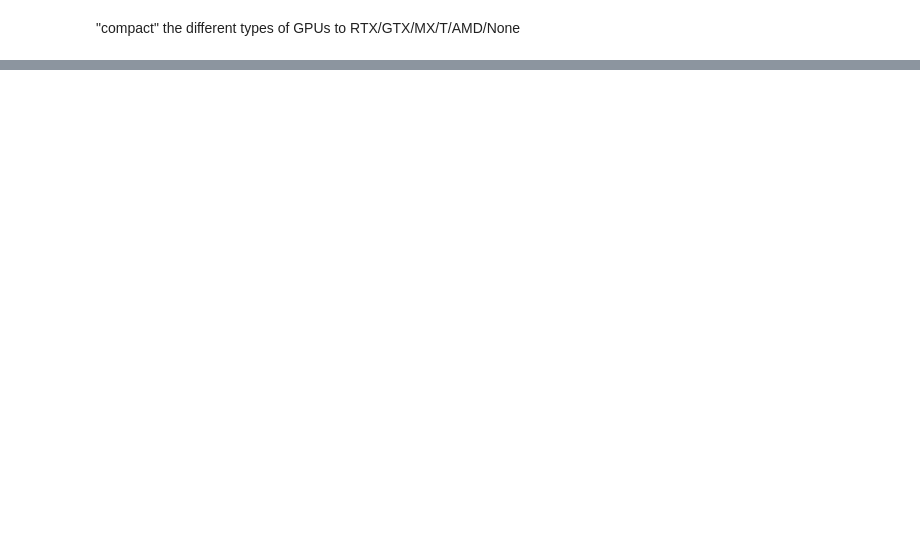
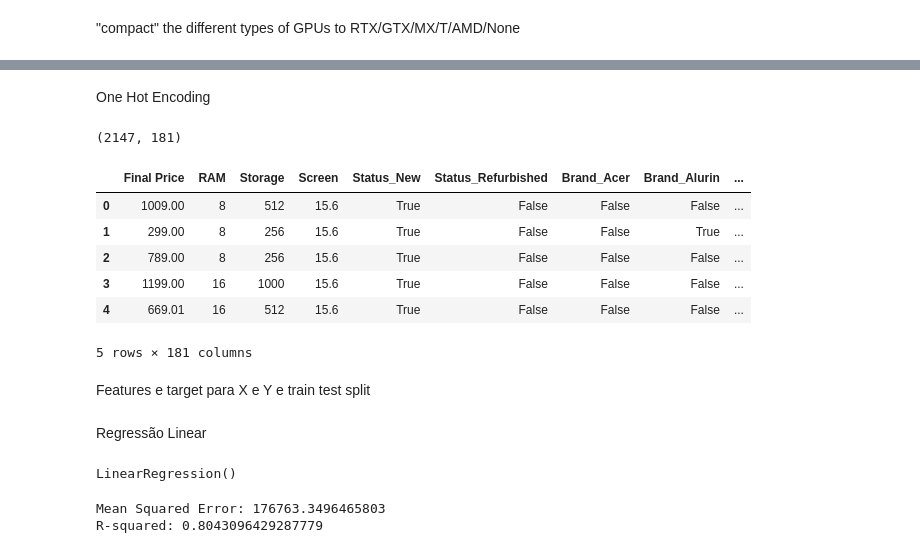
Before and after one commit to vaaaltin/MLProd, a Jupyter notebook: 2o Semestre/IML1/Atividade 1/main.ipynb, the cells around one changed output, grey strips where cells are left out. Cells and saved outputs as stored; diff of their text form; code cells hidden in the pictures; blank space fills up the shorter version.

Commit message:
EDA e regressao linear

```diff
--- a/2o Semestre/IML1/Atividade 1/main.ipynb
+++ b/2o Semestre/IML1/Atividade 1/main.ipynb
@@ -60,0 +68,2 @@ Name: count, dtype: int64
+# %%
+df = df[df['Screen'].notna()]
@@ -61,3 +93,5 @@ Name: count, dtype: int64
+# %%
+df = df.groupby('Brand').filter(lambda group: len(group)>3)
 # %%
 df['Status'].value_counts()
 # %% [output]
@@ -149,0 +146,22 @@ df['GPU'] = df['GPU'].fillna('None')
+# %%
+def map_gpu_category(gpu_type):
+    if gpu_type == 'None':
+        return 'None'
+    elif 'RTX' in gpu_type:
+        return 'RTX'
+    elif 'GTX' in gpu_type:
+        return 'GTX'
+    elif 'MX' in gpu_type:
+        return 'MX'
+    elif 'T' in gpu_type:
+        return 'T'
+    elif 'Radeon' in gpu_type or 'RX' in gpu_type:
+        return 'AMD'
+    else:
+        return 'Other'
+
+# Apply the mapping function to create a new column 'gpu_category'
+df['GPU'] = df['GPU'].apply(map_gpu_category)
+
+print(df['GPU'].value_counts())
+px.scatter(df, x='GPU', y='Final Price', color='Final Price')
@@ -171,0 +199,23 @@ px.scatter(temp, x='CPU', y='Final Price', color='GPU')
+# %% [markdown]
+One Hot Encoding
+# %%
+cols_to_one_hot = ['Status', 'Brand', 'Model', 'CPU', 'Storage type', 'GPU', 'Touch']
+
+df_encoded = df[['Final Price', 'RAM', 'Storage', 'Screen']]
+for col in cols_to_one_hot:
+	one_hot_encoded = pd.get_dummies(df[col], prefix=col)
+	df_encoded = pd.concat([df_encoded, one_hot_encoded], axis=1)
+
+print(df_encoded.shape)
+df_encoded.head()
+# %% [output]
+(2147, 181)
+|  | Final Price | RAM | Storage | Screen | Status_New | Status_Refurbished | Brand_Acer | Brand_Alurin | ... |
+| 0 | 1009.00 | 8 | 512 | 15.6 | True | False | False | False | ... |
+| 1 | 299.00 | 8 | 256 | 15.6 | True | False | False | True | ... |
+| 2 | 789.00 | 8 | 256 | 15.6 | True | False | False | False | ... |
+| 3 | 1199.00 | 16 | 1000 | 15.6 | True | False | False | False | ... |
+| 4 | 669.01 | 16 | 512 | 15.6 | True | False | False | False | ... |
+5 rows × 181 columns
+# %% [markdown]
+Features e target para X e Y e train test split
@@ -171,0 +227,20 @@ px.scatter(temp, x='CPU', y='Final Price', color='GPU')
+# %% [markdown]
+Regressão Linear
+# %%
+model = LinearRegression()
+model.fit(X_train, y_train)
+# %% [output]
+LinearRegression()
+# %%
+# Make predictions on the test set
+y_pred = model.predict(X_test)
+
+# Evaluate the model's performance
+mse = mean_squared_error(y_test, y_pred)
+r2 = r2_score(y_test, y_pred)
+
+print("Mean Squared Error:", mse)
+print("R-squared:", r2)
+# %% [output]
+Mean Squared Error: 176763.3496465803
+R-squared: 0.8043096429287779
```
Also changed, not shown: parts of 33 cells of this notebook.
